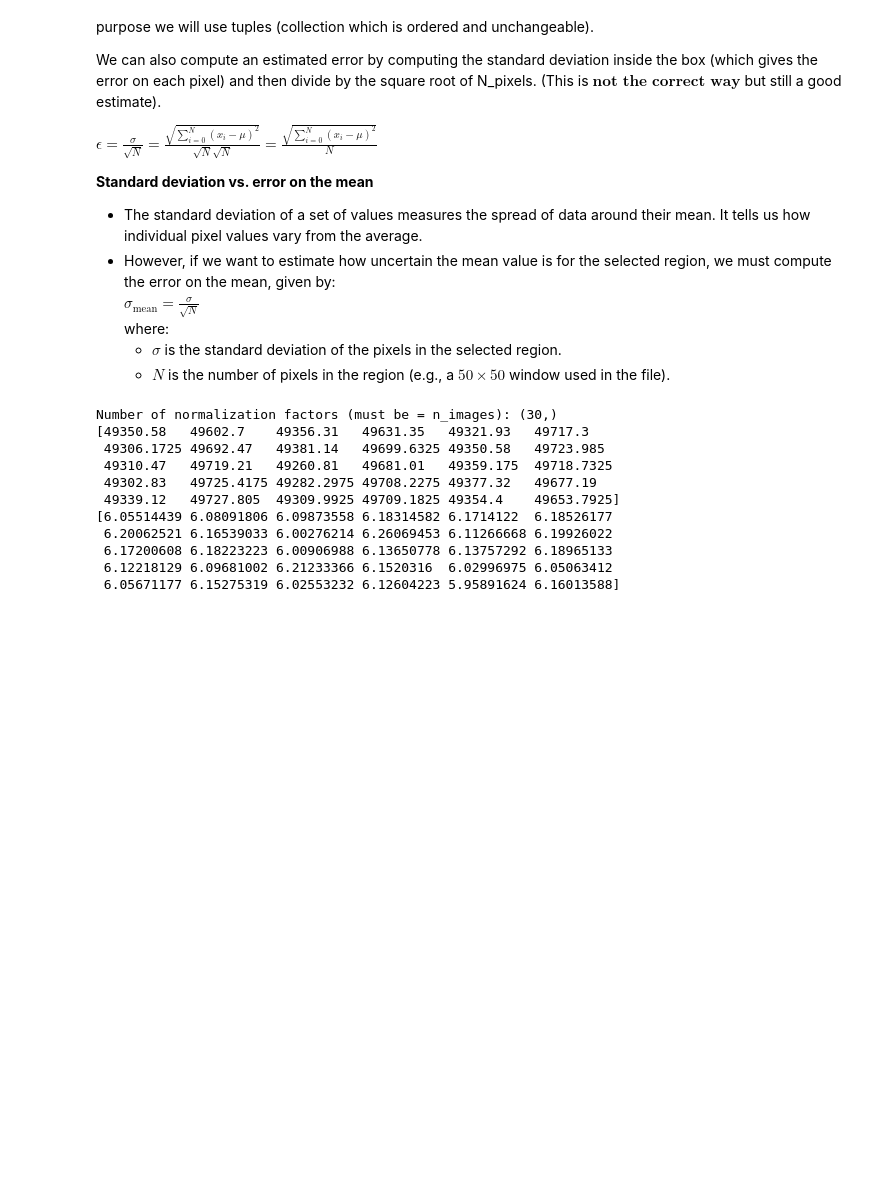
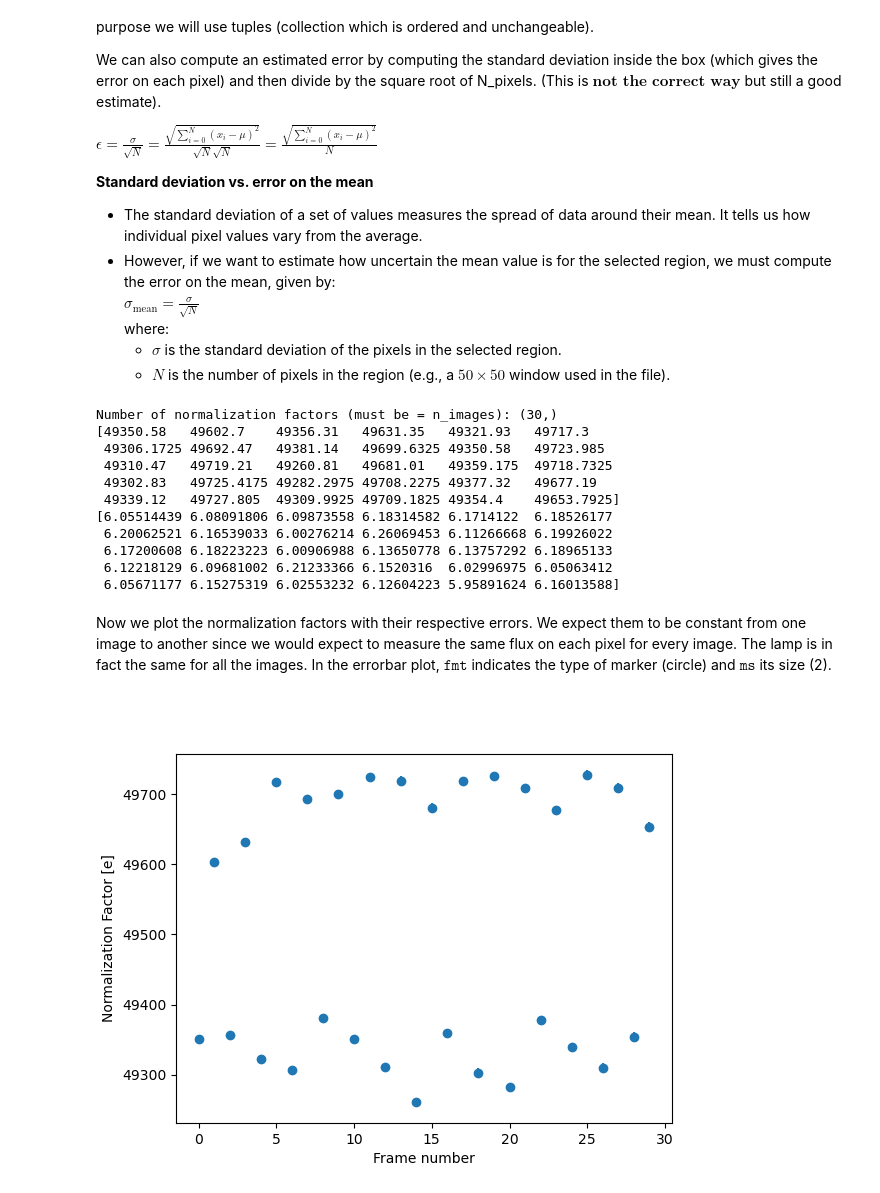
Before and after one commit to LFiaccadori/Astrolab2, a Jupyter notebook: 02 - Flat Analysis.ipynb, the cells around one changed output. Drawn from its saved outputs; the diff is of its cells as text; code cells hidden in the pictures; blank space fills up the shorter version.

Commit message:
Flat Normalization Complete

```diff
--- a/02 - Flat Analysis.ipynb
+++ b/02 - Flat Analysis.ipynb
@@ -167,3 +167,16 @@ Number of normalization factors (must be = n_images): (30,)
  6.17200608 6.18223223 6.00906988 6.13650778 6.13757292 6.18965133
  6.12218129 6.09681002 6.21233366 6.1520316  6.02996975 6.05063412
  6.05671177 6.15275319 6.02553232 6.12604223 5.95891624 6.16013588]
+# %% [markdown]
+Now we plot the normalization factors with their respective errors. We expect them to be constant from one image to another since we would expect to measure the same flux on each pixel for every image. The lamp is in fact the same for all the images.
+In the errorbar plot, $\texttt{fmt}$ indicates the type of marker (circle) and $\texttt{ms}$ its size (2).
+# %%
+plt.figure()
+x_frame = np.arange(0, n_images, 1) #Creo una lista di numeri che va da 0 a N a intervalli di 1
+plt.scatter(x_frame, normalization_factors) #Scatter plot dei miei normalization factors per le N immagini
+plt.errorbar(x_frame, normalization_factors, normalization_factors_std, fmt='o', ms=2)
+plt.xlabel('Frame number')
+plt.ylabel('Normalization Factor [e]')
+plt.show()
+# %% [output]
+[figure, added]
```
Also changed, not shown: parts of 2 cells of this notebook.
